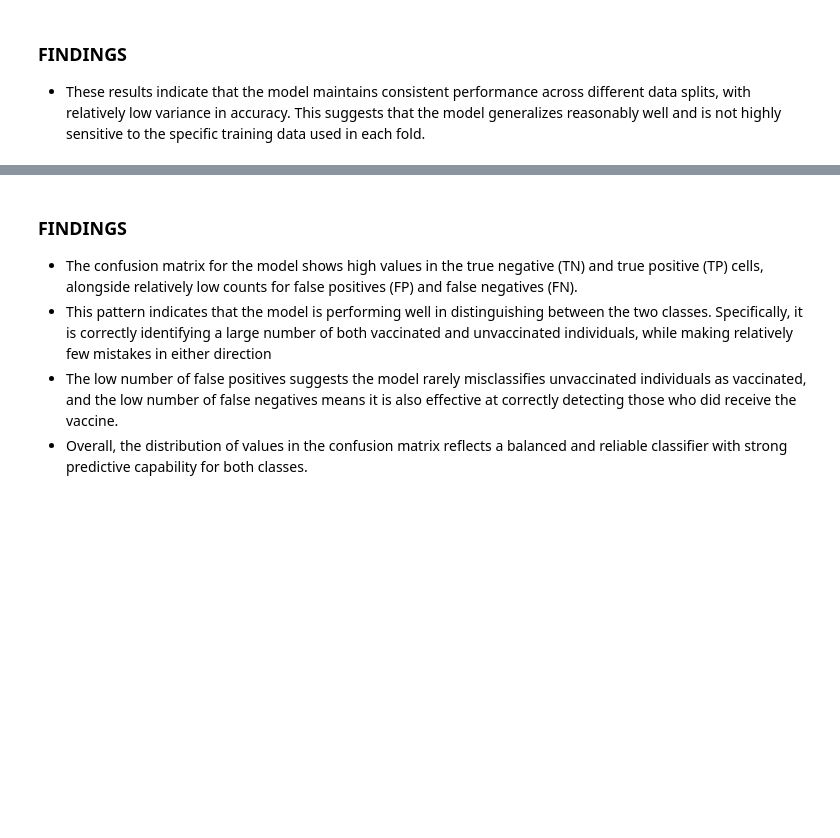
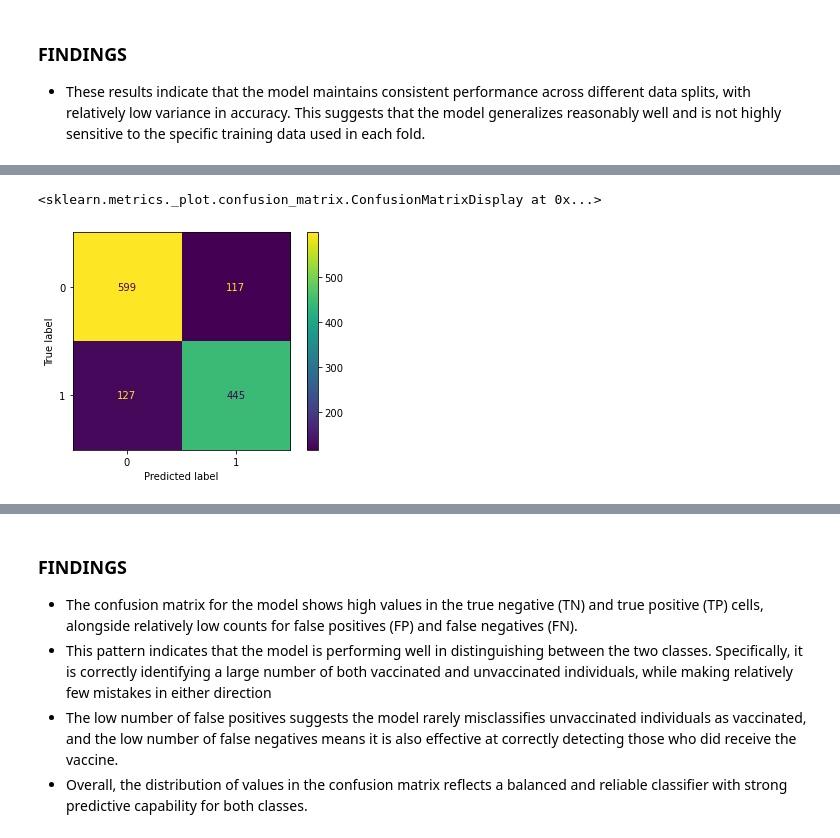
Before and after one commit to Ndedda/H1N1-ans-seasonal-vaccines, a Jupyter notebook: Index.ipynb, the cells around one changed output, grey strips where cells are left out. Saved outputs shown, nothing was run; the diff lists cells and outputs as text; code cells hidden in the pictures; blank space fills up the shorter version.

```diff
--- a/Index.ipynb
+++ b/Index.ipynb
@@ -367,0 +428,5 @@ Mean CV accuracy: 0.7626216778390692
+# %%
+#merged = X_train.merge(y_train, on='respondent_id')
+
+X = merged.drop('seasonal_vaccine', axis=1)
+y = merged['seasonal_vaccine']
@@ -367,0 +435,30 @@ Mean CV accuracy: 0.7626216778390692
+# %%
+# Initaiting the train test split
+X_train, X_test, y_train, y_test = train_test_split(X, y, test_size=0.2, random_state=42)
+
+#Identifying categorical columns
+cat_cols = X.select_dtypes(include=['object', 'category']).columns.tolist()
+
+# Creating a preprocessor and pipeline
+preprocessor = ColumnTransformer(
+    transformers=[
+        ('cat', OneHotEncoder(handle_unknown='ignore'), cat_cols)
+    ],
+    remainder='passthrough'
+)
+# Defining the pipeline
+pipeline5 = Pipeline(steps=[
+    ('preprocessor', preprocessor),
+    ('classifier', LogisticRegression(max_iter=1000))
+])
+
+# Fit the pipeline only on training data
+pipeline5.fit(X_train, y_train)
+
+
+# Evaluate on test data
+y_pred = pipeline5.predict(X_test)
+
+# Checking for the accuracy score of the data
+accuracy = accuracy_score(y_test, y_pred)
+print(f"Accuracy: {accuracy:.4f}")
@@ -367,0 +471,8 @@ Mean CV accuracy: 0.7626216778390692
+# %%
+# Confusion matrix
+cm = confusion_matrix(y_test, y_pred)
+disp = ConfusionMatrixDisplay(confusion_matrix=cm)
+disp.plot()
+# %% [output]
+<sklearn.metrics._plot.confusion_matrix.ConfusionMatrixDisplay at 0x...>
+[figure, added]
```
Also changed, not shown: parts of 45 cells of this notebook.
